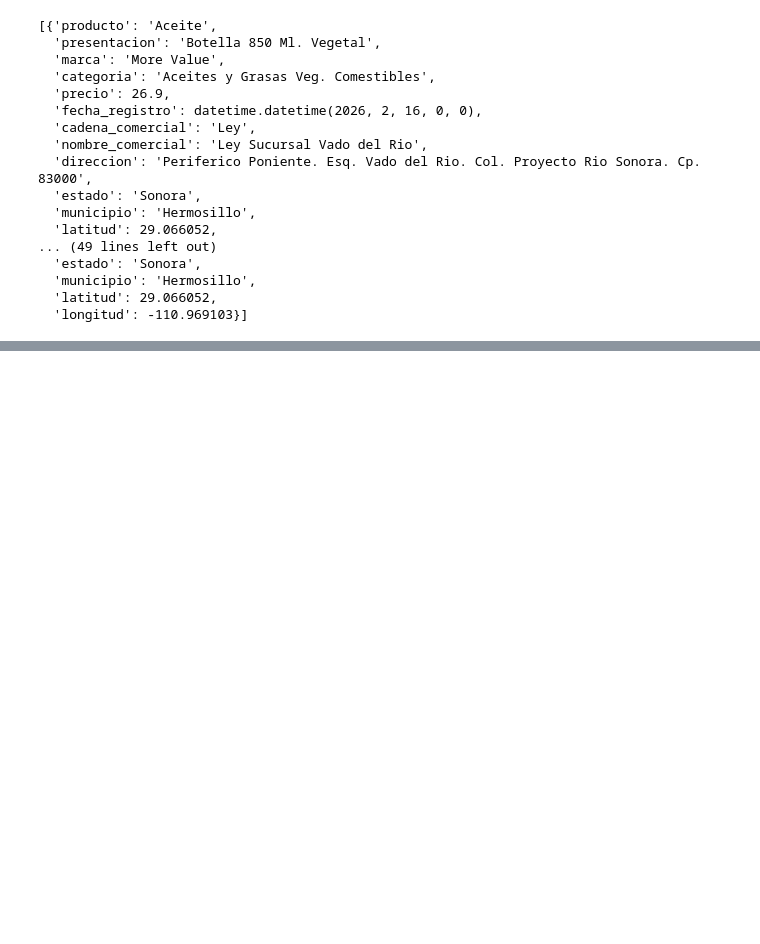
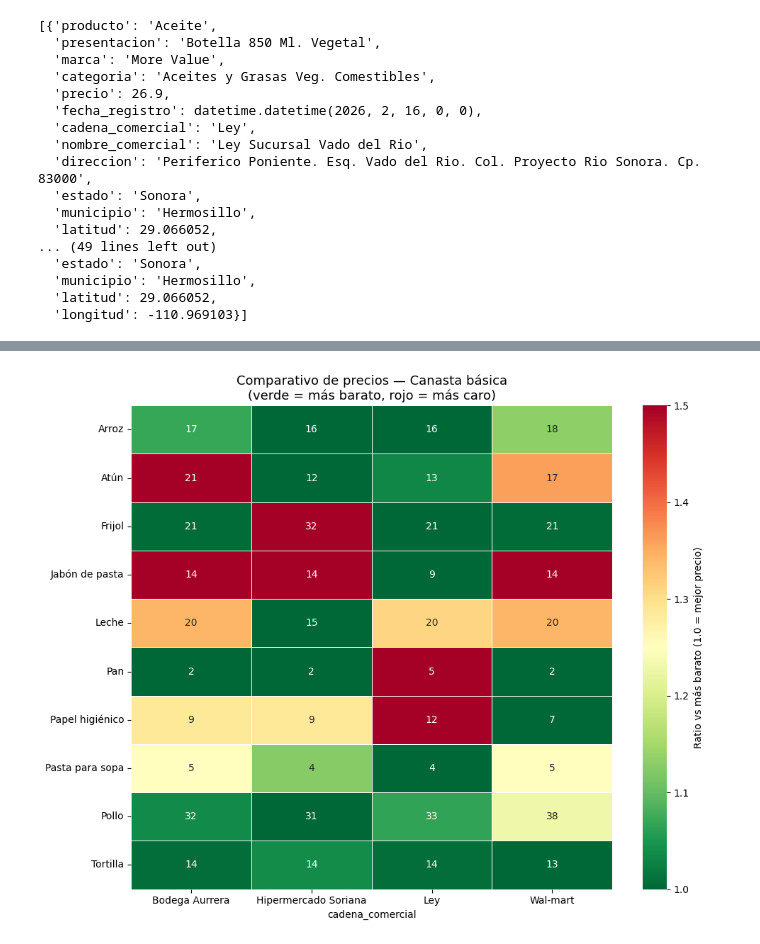
Before and after one commit to anmerino-pnd/sina, a Jupyter notebook: notebooks/qqp_01.ipynb, the cells around one changed output, grey strips where cells are left out. Cells and saved outputs as stored; diff of their text form; code cells hidden in the pictures; blank space fills up the shorter version.

```diff
--- a/notebooks/qqp_01.ipynb
+++ b/notebooks/qqp_01.ipynb
@@ -288,0 +439,11 @@ registros[:5]
+# %%
+# Solo supermercados / tiendas de abarrotes reales
+CADENAS_SUPER = [
+    'Ley', 'Bodega Aurrera', 'Wal-mart', 'Hipermercado Soriana',
+    'Minisuper', 'Mercado Publico',
+    # Agrega las que veas que sí son super
+]
+
+df_super = df[df['cadena_comercial'].isin(CADENAS_SUPER)].copy()
+print(f"Registros supermercados: {len(df_super):,} de {len(df):,}")
+print(f"Cadenas: {df_super['cadena_comercial'].unique()}")
@@ -288,0 +847,31 @@ registros[:5]
+# %%
+# Heatmap: precio por item × cadena (verde=barato, rojo=caro)
+import seaborn as sns
+
+pivot_heat = df_comparativo.pivot_table(
+    index='item_canasta',
+    columns='cadena_comercial',
+    values='precio'
+)
+
+# Normalizar por fila (para que cada producto tenga su propia escala)
+pivot_norm = pivot_heat.div(pivot_heat.min(axis=1), axis=0)  # 1.0 = más barato
+
+fig, ax = plt.subplots(figsize=(10, 8))
+sns.heatmap(
+    pivot_norm,
+    annot=pivot_heat.values,  # mostrar precios reales
+    fmt='.0f',
+    cmap='RdYlGn_r',  # verde=1.0 (barato), rojo=caro
+    linewidths=0.5,
+    ax=ax,
+    vmin=1.0,
+    vmax=1.5,
+    cbar_kws={'label': 'Ratio vs más barato (1.0 = mejor precio)'}
+)
+ax.set_title('Comparativo de precios — Canasta básica\n(verde = más barato, rojo = más caro)', fontsize=13)
+ax.set_ylabel('')
+plt.tight_layout()
+plt.show()
+# %% [output]
+[figure, added]
```
Also changed, not shown: parts of 18 cells of this notebook, 2 other files.
